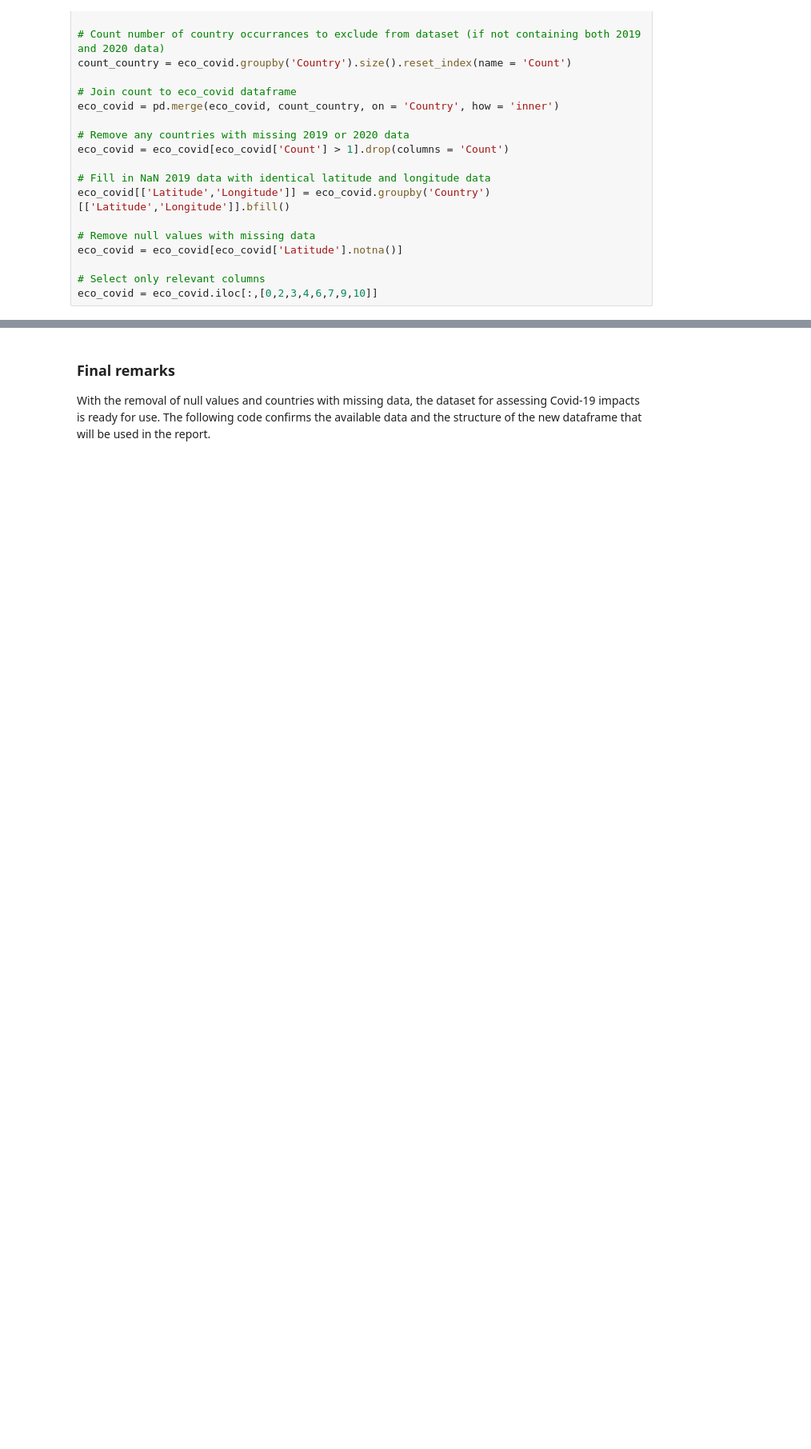
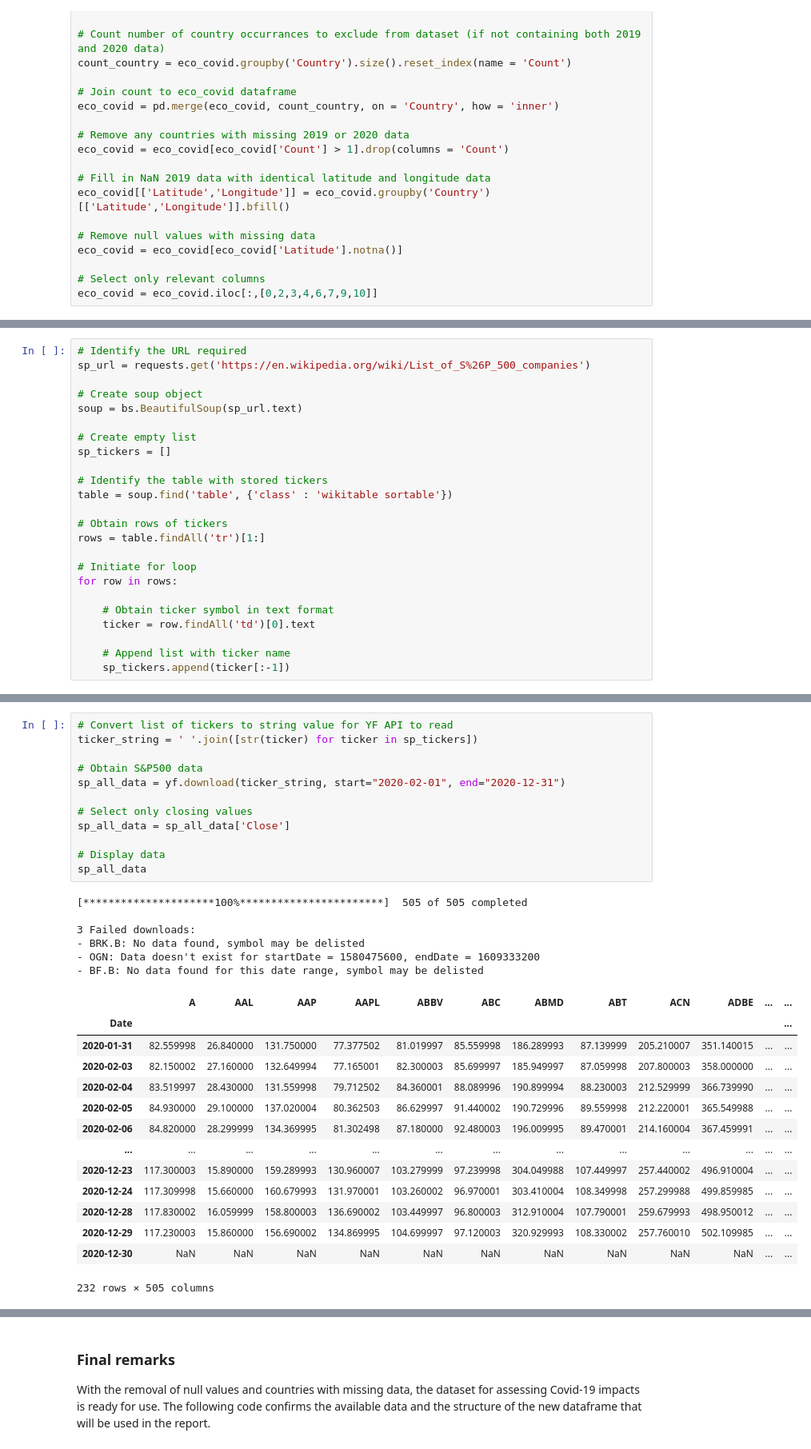
Before and after one commit to Arkiea/Project-1-group-B, a Jupyter notebook: Data Collection.ipynb, the cells around one changed output, grey strips where cells are left out. Shown at 80% size. Saved outputs shown, nothing was run; the diff lists cells and outputs as text; blank space fills up the shorter version.

Commit message:
Latest updates to data collection

```diff
--- a/Data Collection.ipynb
+++ b/Data Collection.ipynb
@@ -273,0 +313,24 @@ crypto.to_csv('cryptotmc_data_cleaned.csv')
+# %%
+# Identify the URL required
+sp_url = requests.get('https://en.wikipedia.org/wiki/List_of_S%26P_500_companies')
+
+# Create soup object
+soup = bs.BeautifulSoup(sp_url.text)
+
+# Create empty list
+sp_tickers = []
+
+# Identify the table with stored tickers
+table = soup.find('table', {'class' : 'wikitable sortable'})
+
+# Obtain rows of tickers
+rows = table.findAll('tr')[1:]
+
+# Initiate for loop
+for row in rows:
+
+    # Obtain ticker symbol in text format
+    ticker = row.findAll('td')[0].text
+
+    # Append list with ticker name
+    sp_tickers.append(ticker[:-1])
@@ -273,0 +339,33 @@ crypto.to_csv('cryptotmc_data_cleaned.csv')
+# %%
+# Convert list of tickers to string value for YF API to read
+ticker_string = ' '.join([str(ticker) for ticker in sp_tickers])
+
+# Obtain S&P500 data
+sp_all_data = yf.download(ticker_string, start="2020-02-01", end="2020-12-31")
+
+# Select only closing values
+sp_all_data = sp_all_data['Close']
+
+# Display data
+sp_all_data
+# %% [output]
+[*********************100%***********************]  505 of 505 completed
+
+3 Failed downloads:
+- BRK.B: No data found, symbol may be delisted
+- OGN: Data doesn't exist for startDate = 1580475600, endDate = 1609333200
+- BF.B: No data found for this date range, symbol may be delisted
+|  | A | AAL | AAP | AAPL | ABBV | ABC | ABMD | ABT | ACN | ADBE | ... | ... |
+| Date |  |  |  |  |  |  |  |  |  |  |  | ... |
+| 2020-01-31 | 82.559998 | 26.840000 | 131.750000 | 77.377502 | 81.019997 | 85.559998 | 186.289993 | 87.139999 | 205.210007 | 351.140015 | ... | ... |
+| 2020-02-03 | 82.150002 | 27.160000 | 132.649994 | 77.165001 | 82.300003 | 85.699997 | 185.949997 | 87.059998 | 207.800003 | 358.000000 | ... | ... |
+| 2020-02-04 | 83.519997 | 28.430000 | 131.559998 | 79.712502 | 84.360001 | 88.089996 | 190.899994 | 88.230003 | 212.529999 | 366.739990 | ... | ... |
+| 2020-02-05 | 84.930000 | 29.100000 | 137.020004 | 80.362503 | 86.629997 | 91.440002 | 190.729996 | 89.559998 | 212.220001 | 365.549988 | ... | ... |
+| 2020-02-06 | 84.820000 | 28.299999 | 134.369995 | 81.302498 | 87.180000 | 92.480003 | 196.009995 | 89.470001 | 214.160004 | 367.459991 | ... | ... |
+| ... | ... | ... | ... | ... | ... | ... | ... | ... | ... | ... | ... | ... |
+| 2020-12-23 | 117.300003 | 15.890000 | 159.289993 | 130.960007 | 103.279999 | 97.239998 | 304.049988 | 107.449997 | 257.440002 | 496.910004 | ... | ... |
+| 2020-12-24 | 117.309998 | 15.660000 | 160.679993 | 131.970001 | 103.260002 | 96.970001 | 303.410004 | 108.349998 | 257.299988 | 499.859985 | ... | ... |
+| 2020-12-28 | 117.830002 | 16.059999 | 158.800003 | 136.690002 | 103.449997 | 96.800003 | 312.910004 | 107.790001 | 259.679993 | 498.950012 | ... | ... |
+| 2020-12-29 | 117.230003 | 15.860000 | 156.690002 | 134.869995 | 104.699997 | 97.120003 | 320.929993 | 108.330002 | 257.760010 | 502.109985 | ... | ... |
+| 2020-12-30 | NaN | NaN | NaN | NaN | NaN | NaN | NaN | NaN | NaN | NaN | ... | ... |
+232 rows × 505 columns
```
Also changed, not shown: parts of 23 cells of this notebook, 3 other files.
